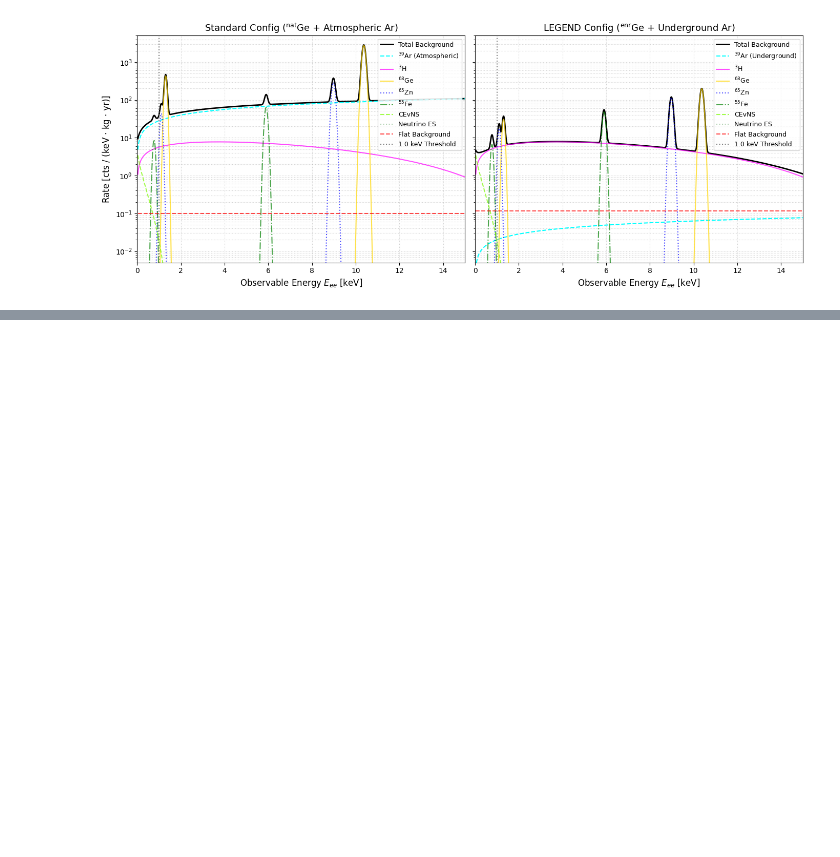
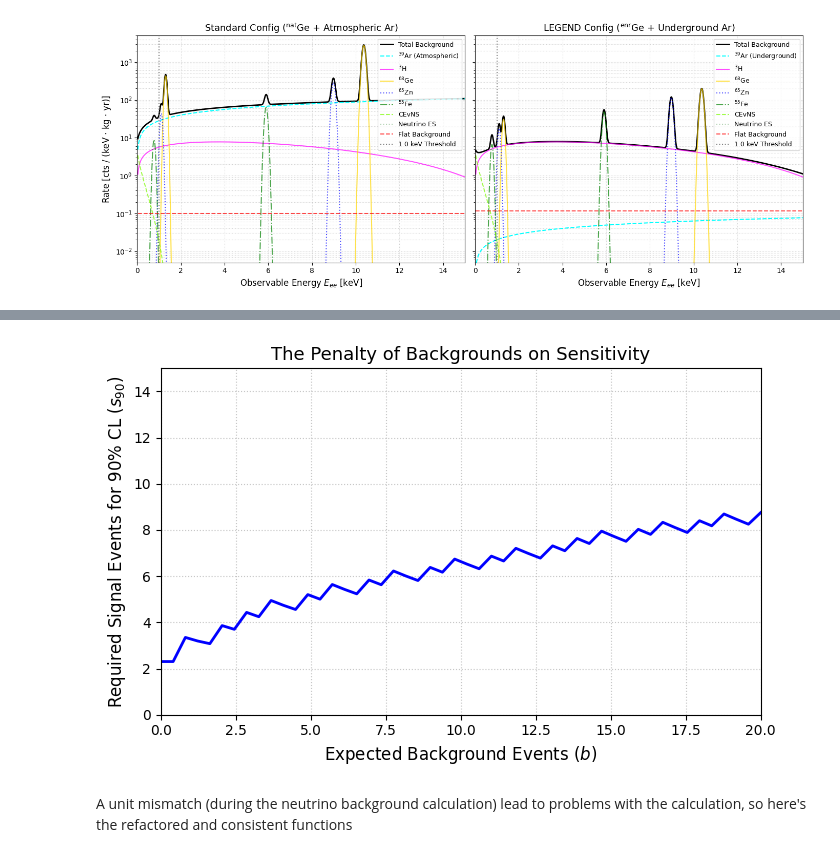
Before and after one commit to tiagocamison/WIMP-LEGEND, a Jupyter notebook: WIMP_O1_spectrum.ipynb, the cells around one changed output, grey strips where cells are left out. Drawn from its saved outputs; the diff is of its cells as text; code cells hidden in the pictures; blank space fills up the shorter version.

Commit message:
Added exclusion limits for background-limited experiment and ROI optimization

```diff
--- a/WIMP_O1_spectrum.ipynb
+++ b/WIMP_O1_spectrum.ipynb
@@ -1995,0 +2044,43 @@ if __name__ == "__main__":
+# %%
+def expected_s90_median(b, alpha=0.10):
+    """
+    Calculates the median expected 90% CL limit on the number of signal events
+    for a projected experiment with expected background 'b'.
+    """
+    if b == 0:
+        return get_s90(0, 0, alpha)
+
+    # Generate an array of possible observed integers (n)
+    n_arr = np.arange(0, int(b + 5 * np.sqrt(b) + 5))
+
+    # Calculate the probability of observing each n
+    probs = poisson.pmf(n_arr, b)
+
+    # Calculate s90 for each possible n
+    s90_vals = np.array([get_s90(b, n, alpha) for n in n_arr])
+
+    # Find the median (where cumulative probability crosses 0.5)
+    cum_probs = np.cumsum(probs)
+    median_idx = np.searchsorted(cum_probs, 0.5)
+
+    return s90_vals[median_idx]
+
+# --- Plot the Penalty of Background ---
+b_grid = np.linspace(0, 20, 50)
+s90_expected = [expected_s90_median(b) for b in b_grid]
+
+plt.figure(figsize=(7, 4.5))
+plt.plot(b_grid, s90_expected, 'b-', lw=2)
+
+plt.xlabel('Expected Background Events ($b$)', fontsize=12)
+plt.ylabel('Required Signal Events for 90% CL ($s_{90}$)', fontsize=12)
+plt.title('The Penalty of Backgrounds on Sensitivity', fontsize=13)
+plt.grid(True, ls=':', alpha=0.7)
+plt.xlim(0, 20)
+plt.ylim(0, 15)
+plt.tight_layout()
+plt.show()
+# %% [output]
+[figure, added]
+# %% [markdown]
+A unit mismatch (during the neutrino background calculation) lead to problems with the calculation, so here's the refactored and consistent functions
```
Also changed, not shown: parts of 17 cells of this notebook.
